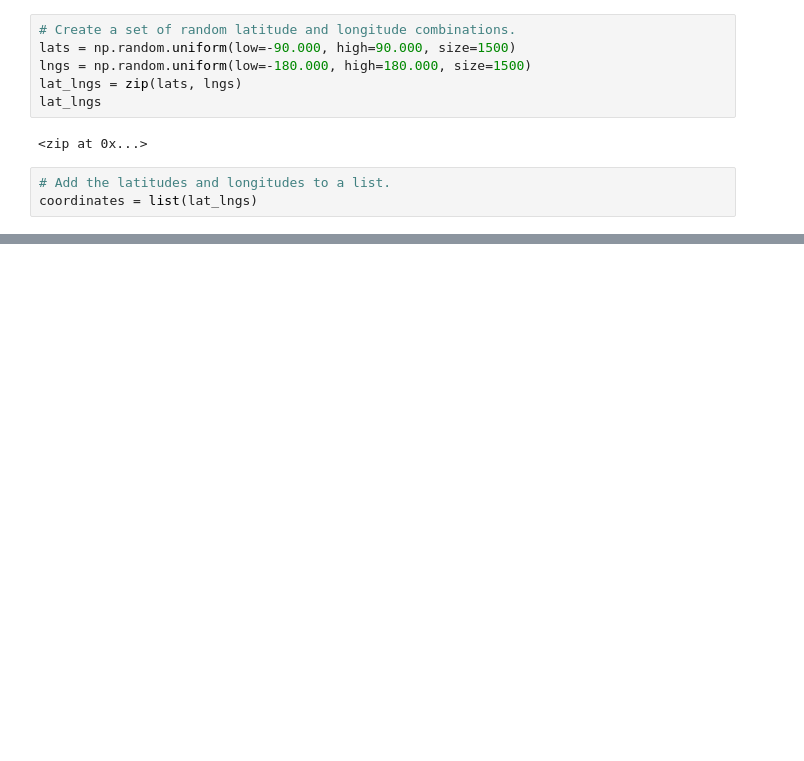
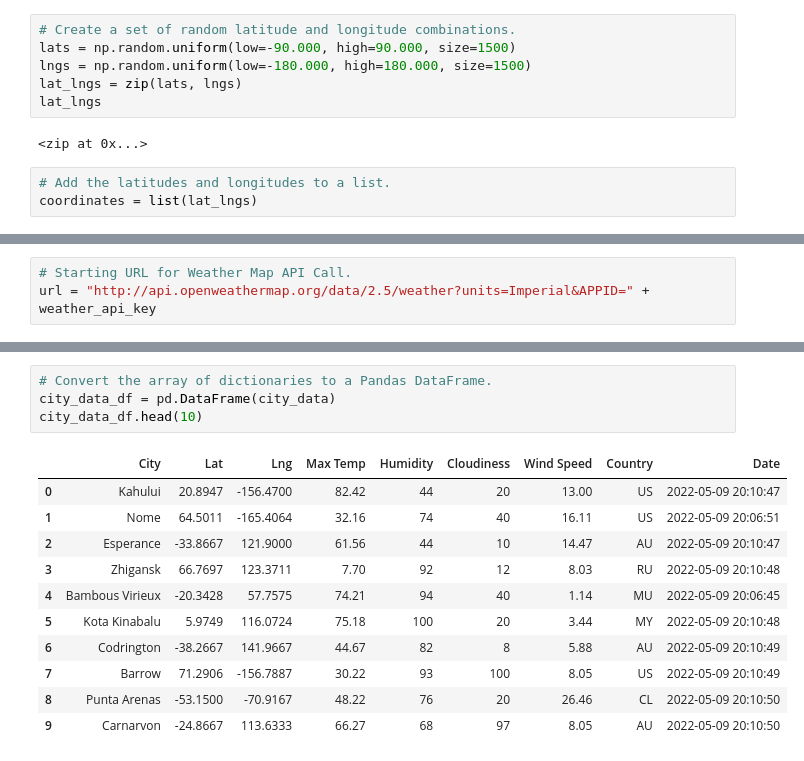
Before and after one commit to reheck/World_Weather_Analysis, a Jupyter notebook: WeatherPy.ipynb, the cells around one changed output, grey strips where cells are left out. Cells and saved outputs as stored; diff of their text form; blank space fills up the shorter version.

Commit message:
updated .gitignore file and added WeatherPy file

```diff
--- a/WeatherPy.ipynb
+++ b/WeatherPy.ipynb
@@ -31,0 +42,3 @@ len(cities)
+# %%
+# Starting URL for Weather Map API Call.
+url = "http://api.openweathermap.org/data/2.5/weather?units=Imperial&APPID=" + weather_api_key
@@ -31,0 +125,16 @@ len(cities)
+# %%
+# Convert the array of dictionaries to a Pandas DataFrame.
+city_data_df = pd.DataFrame(city_data)
+city_data_df.head(10)
+# %% [output]
+|  | City | Lat | Lng | Max Temp | Humidity | Cloudiness | Wind Speed | Country | Date |
+| 0 | Kahului | 20.8947 | -156.4700 | 82.42 | 44 | 20 | 13.00 | US | 2022-05-09 20:10:47 |
+| 1 | Nome | 64.5011 | -165.4064 | 32.16 | 74 | 40 | 16.11 | US | 2022-05-09 20:06:51 |
+| 2 | Esperance | -33.8667 | 121.9000 | 61.56 | 44 | 10 | 14.47 | AU | 2022-05-09 20:10:47 |
+| 3 | Zhigansk | 66.7697 | 123.3711 | 7.70 | 92 | 12 | 8.03 | RU | 2022-05-09 20:10:48 |
+| 4 | Bambous Virieux | -20.3428 | 57.7575 | 74.21 | 94 | 40 | 1.14 | MU | 2022-05-09 20:06:45 |
+| 5 | Kota Kinabalu | 5.9749 | 116.0724 | 75.18 | 100 | 20 | 3.44 | MY | 2022-05-09 20:10:48 |
+| 6 | Codrington | -38.2667 | 141.9667 | 44.67 | 82 | 8 | 5.88 | AU | 2022-05-09 20:10:49 |
+| 7 | Barrow | 71.2906 | -156.7887 | 30.22 | 93 | 100 | 8.05 | US | 2022-05-09 20:10:49 |
+| 8 | Punta Arenas | -53.1500 | -70.9167 | 48.22 | 76 | 20 | 26.46 | CL | 2022-05-09 20:10:50 |
+| 9 | Carnarvon | -24.8667 | 113.6333 | 66.27 | 68 | 97 | 8.05 | AU | 2022-05-09 20:10:50 |
```
Also changed, not shown: parts of 5 cells of this notebook, 2 other files.
